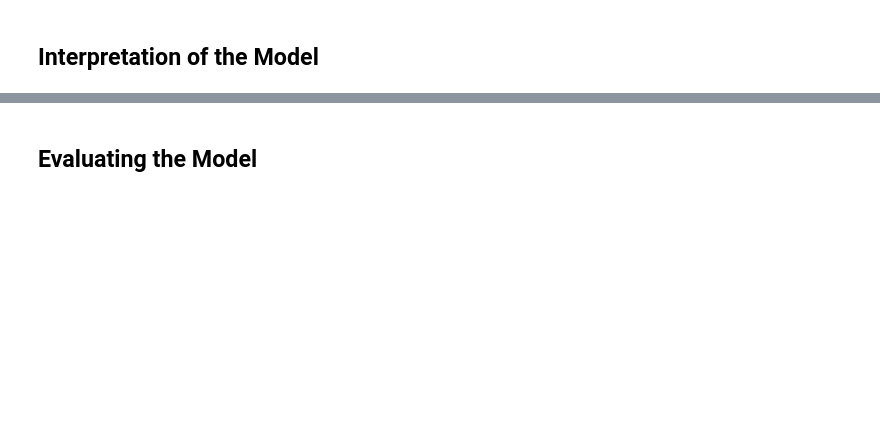
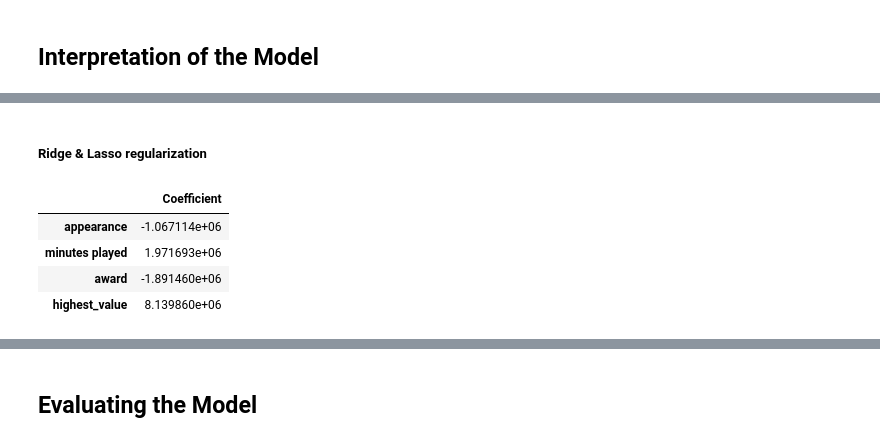
Before and after one commit to Tuwaiq-DS-ML-bootcamp-V-6/Use-case-7, a Jupyter notebook: EDA explain template7.ipynb, the cells around one changed output, grey strips where cells are left out. Saved outputs shown, nothing was run; the diff lists cells and outputs as text; code cells hidden in the pictures; blank space fills up the shorter version.

```diff
--- a/EDA explain template7.ipynb
+++ b/EDA explain template7.ipynb
@@ -577,0 +645,4 @@ model = LinearRegression()
+# %%
+ridge_model = Ridge()
+# %%
+lasso_model = Lasso()
@@ -582,0 +674,2 @@ model.fit(X_train_scaled, y_train)
+# %%
+ridge_model.fit(X_train_scaled, y_train)
@@ -582,0 +678,2 @@ model.fit(X_train_scaled, y_train)
+# %%
+lasso_model.fit(X_train_scaled, y_train)
@@ -594,0 +740,11 @@ print(model.intercept_)
+# %% [markdown]
+##### Ridge & Lasso regularization
+# %%
+coeff_df = pd.DataFrame(lasso_model.coef_,X.columns,columns=['Coefficient'])
+coeff_df
+# %% [output]
+|  | Coefficient |
+| appearance | -1.067114e+06 |
+| minutes played | 1.971693e+06 |
+| award | -1.891460e+06 |
+| highest_value | 8.139860e+06 |
```
Also changed, not shown: parts of 32 cells of this notebook.
